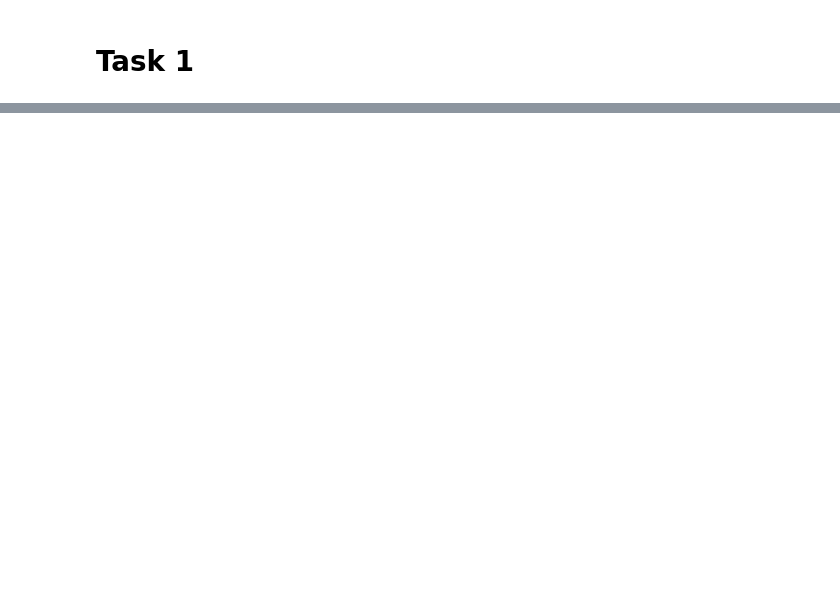
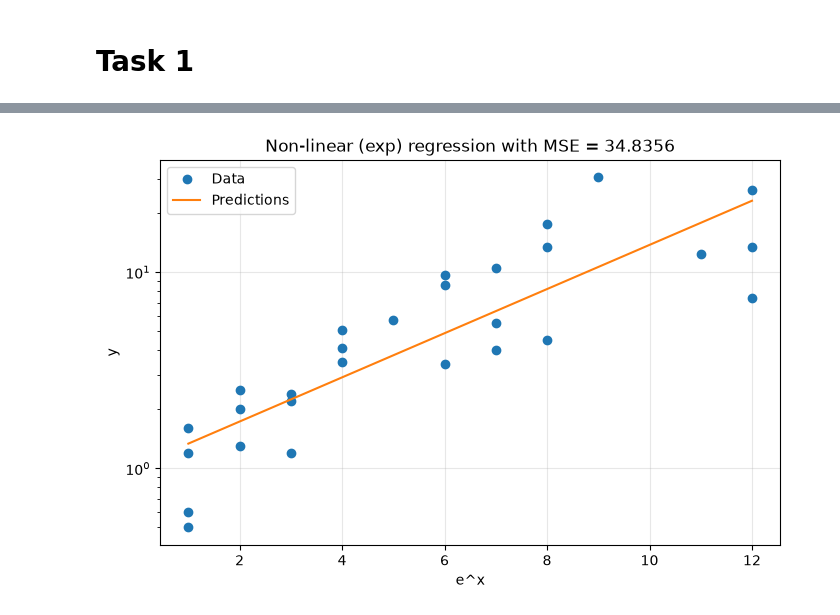
Before and after one commit to lspita-academic/ucph-machine-learning-a, a Jupyter notebook: assignments/ha1/regression/regression.ipynb, the cells around one changed output, grey strips where cells are left out. Saved outputs shown, nothing was run; the diff lists cells and outputs as text; code cells hidden in the pictures; blank space fills up the shorter version.

```diff
--- a/assignments/ha1/regression/regression.ipynb
+++ b/assignments/ha1/regression/regression.ipynb
@@ -53,0 +53,20 @@ plt.show()
+# %%
+y_ln = np.log(y)
+w_ln, b_ln, f_ln = linear_regression(X, y_ln)
+y_hat_exp = np.exp(f_ln(X))
+mse_exp = mean_squared_error(y, y_hat_exp)
+# %%
+y_hat_exp_plot = y_hat_exp.flatten()[plot_order]
+
+fig, ax = plt.subplots(figsize=(8, 5))
+ax.plot(x_plot, y_plot, "o", label="Data")
+ax.plot(x_plot, y_hat_exp_plot, "-", label="Predictions")
+ax.set_xlabel("e^x")
+ax.set_ylabel("y")
+ax.set_yscale("log")
+ax.set_title(f"Non-linear (exp) regression with MSE = {mse_exp:.4f}")
+ax.grid(alpha=0.3)
+ax.legend()
+plt.show()
+# %% [output]
+[figure, added]
```
Also changed, not shown: parts of 5 cells of this notebook.
